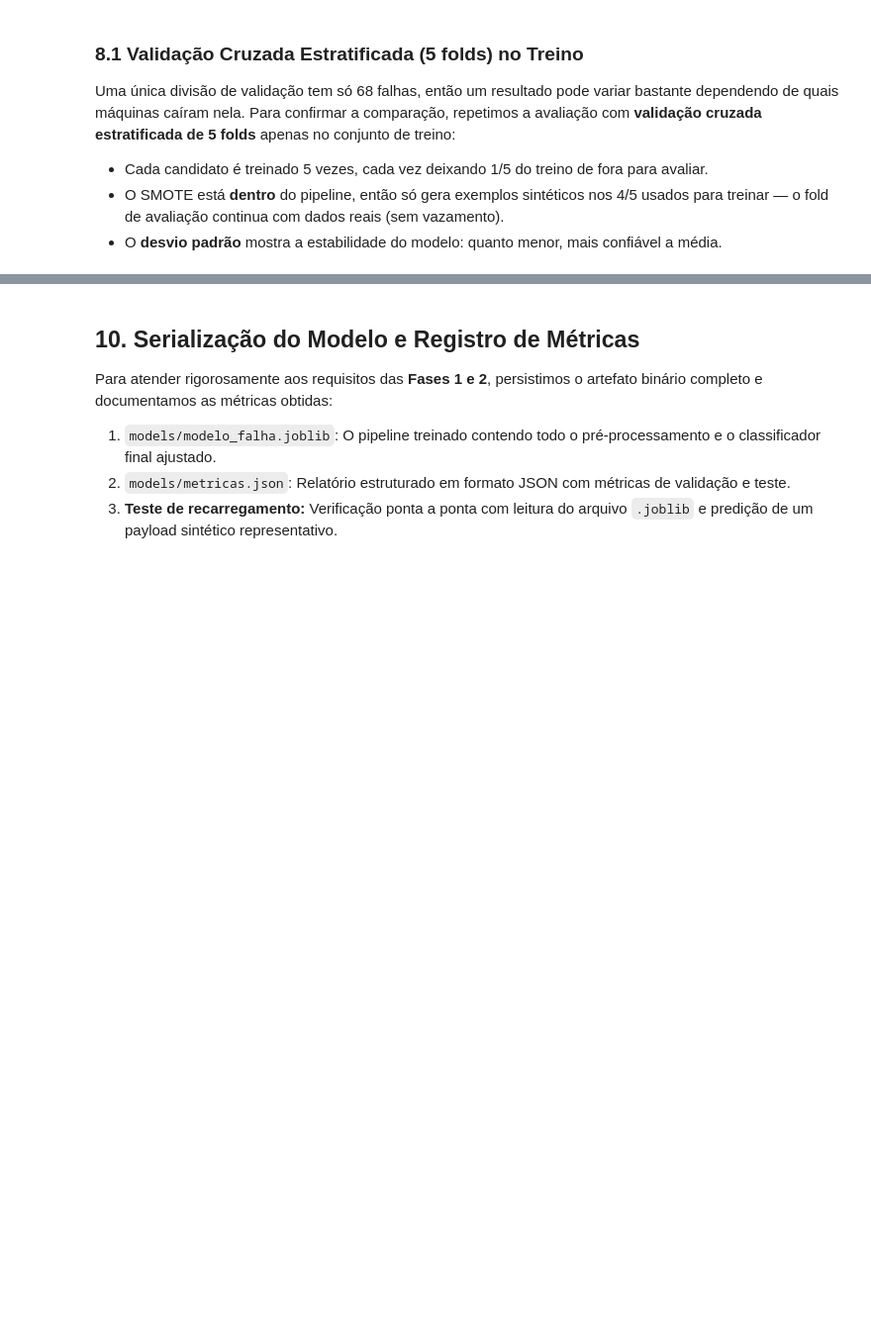
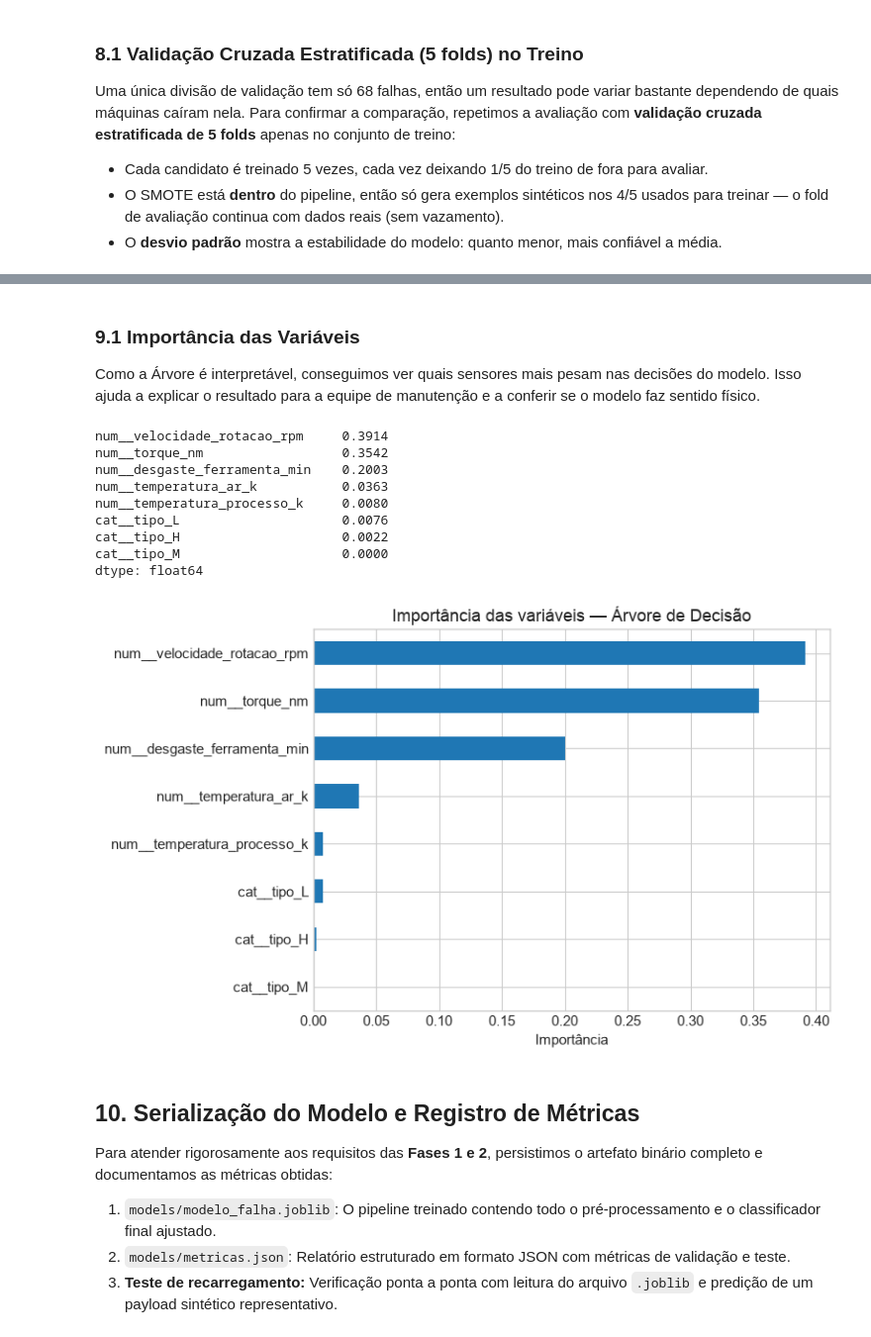
Before and after one commit to ffegegsgabad/api-preditiva-aplicada-a-industria-40, a Jupyter notebook: notebooks/treinamento_modelo.ipynb, the cells around one changed output, grey strips where cells are left out. Shown at 99% size. Drawn from its saved outputs; the diff is of its cells as text; code cells hidden in the pictures; blank space fills up the shorter version.

```diff
--- a/notebooks/treinamento_modelo.ipynb
+++ b/notebooks/treinamento_modelo.ipynb
@@ -421,3 +431,32 @@ Operação Normal       0.99      0.94      0.97      1932
+# %% [markdown]
+### 9.1 Importância das Variáveis
+
+Como a Árvore é interpretável, conseguimos ver quais sensores mais pesam nas decisões do modelo. Isso ajuda a explicar o resultado para a equipe de manutenção e a conferir se o modelo faz sentido físico.
+# %%
+nomes_features = pipeline_final.named_steps["preprocessor"].get_feature_names_out()
+importancias = pd.Series(
+    pipeline_final.named_steps["classifier"].feature_importances_,
+    index=nomes_features,
+).sort_values(ascending=False)
+
+print(importancias.round(4))
+
+importancias.plot(kind="barh", title="Importância das variáveis — Árvore de Decisão")
+plt.gca().invert_yaxis()
+plt.xlabel("Importância")
+plt.tight_layout()
+plt.show()
+# %% [output]
+num__velocidade_rotacao_rpm     0.3914
+num__torque_nm                  0.3542
+num__desgaste_ferramenta_min    0.2003
+num__temperatura_ar_k           0.0363
+num__temperatura_processo_k     0.0080
+cat__tipo_L                     0.0076
+cat__tipo_H                     0.0022
+cat__tipo_M                     0.0000
+dtype: float64
+[figure, added]
 # %% [markdown]
 ## 10. Serialização do Modelo e Registro de Métricas
 
```
Also changed, not shown: parts of 5 cells of this notebook, 1 other file.
